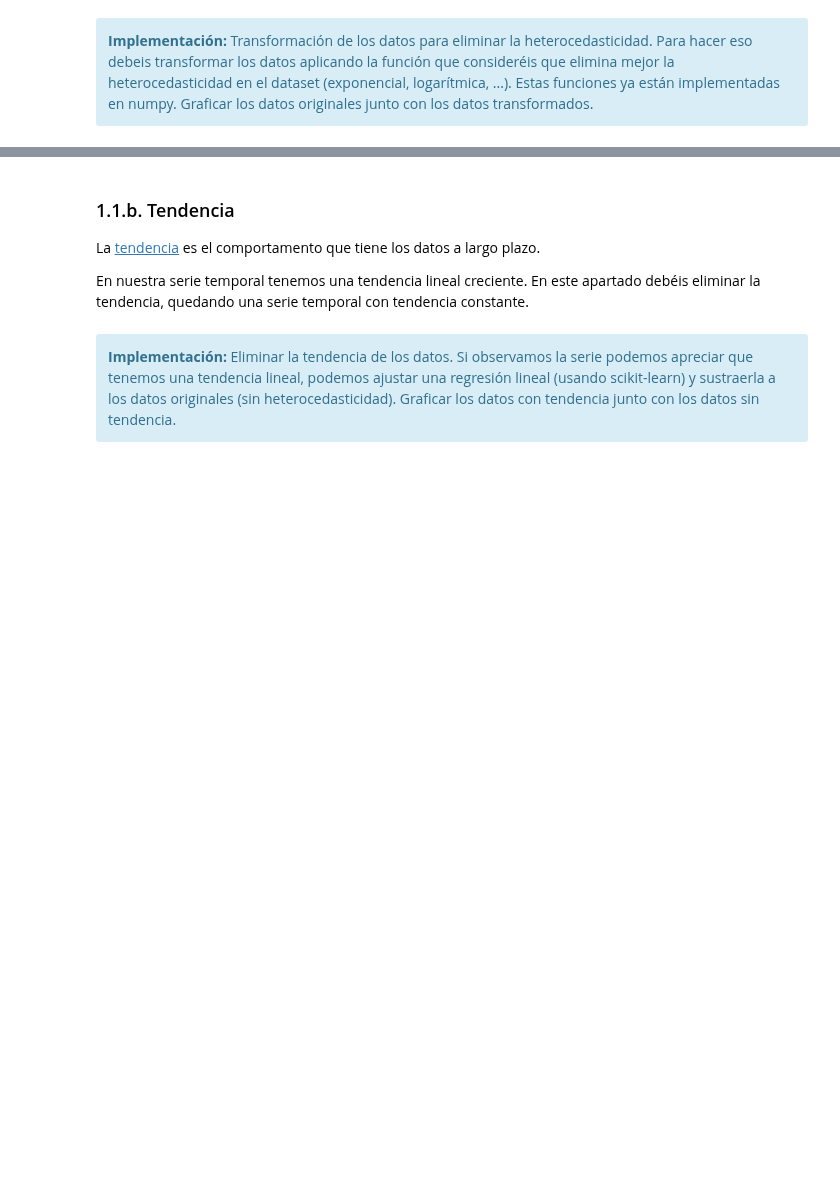
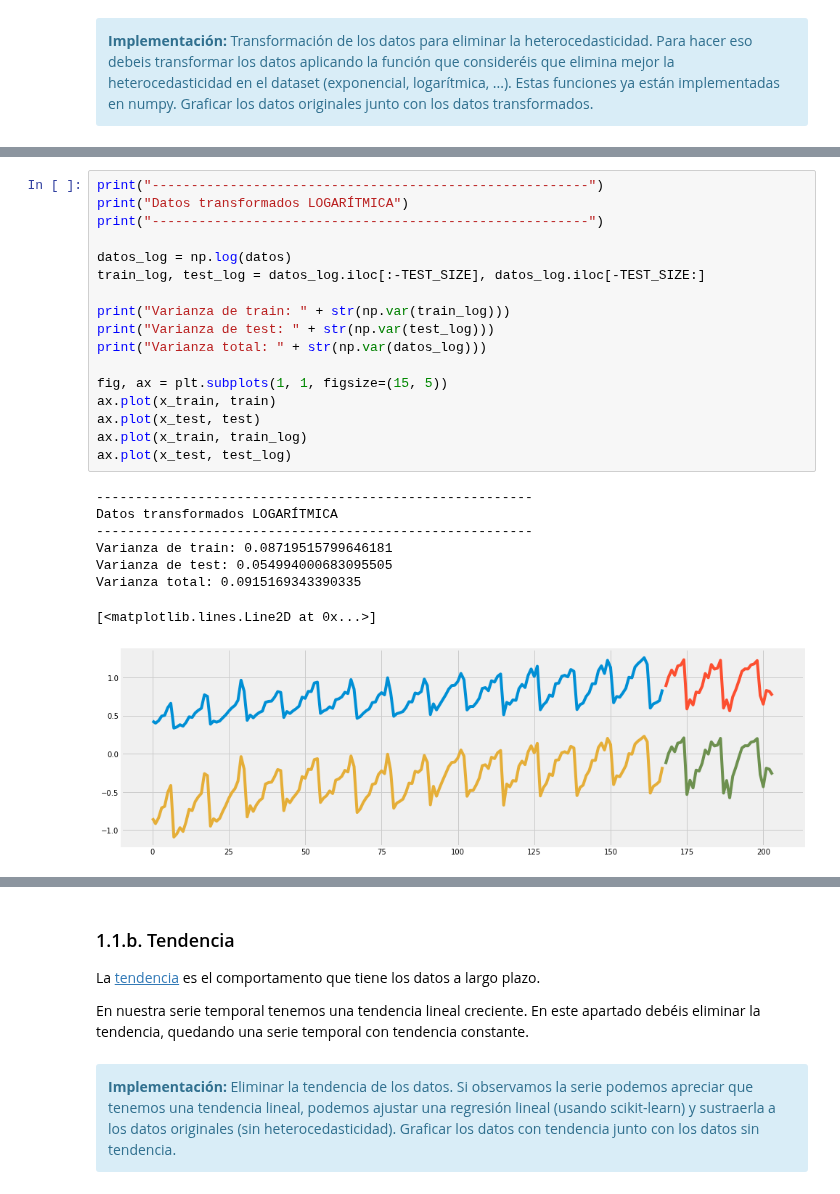
Before and after one commit to mariousm/Data-Science-Master, a Jupyter notebook: 2021-22/PrimerSemestre/Mineria/PEC4/UbiernaSanMamesMario_PEC4.ipynb, the cells around one changed output, grey strips where cells are left out. Cells and saved outputs as stored; diff of their text form; blank space fills up the shorter version.

```diff
--- a/2021-22/PrimerSemestre/Mineria/PEC4/UbiernaSanMamesMario_PEC4.ipynb
+++ b/2021-22/PrimerSemestre/Mineria/PEC4/UbiernaSanMamesMario_PEC4.ipynb
@@ -149,0 +228,26 @@ En nuestro caso, observamos que tenemos heterocedasticidad, ya que la amplitud d
+# %%
+print("--------------------------------------------------------")
+print("Datos transformados LOGARÍTMICA")
+print("--------------------------------------------------------")
+
+datos_log = np.log(datos)
+train_log, test_log = datos_log.iloc[:-TEST_SIZE], datos_log.iloc[-TEST_SIZE:]
+
+print("Varianza de train: " + str(np.var(train_log)))
+print("Varianza de test: " + str(np.var(test_log)))
+print("Varianza total: " + str(np.var(datos_log)))
+
+fig, ax = plt.subplots(1, 1, figsize=(15, 5))
+ax.plot(x_train, train)
+ax.plot(x_test, test)
+ax.plot(x_train, train_log)
+ax.plot(x_test, test_log)
+# %% [output]
+--------------------------------------------------------
+Datos transformados LOGARÍTMICA
+--------------------------------------------------------
+Varianza de train: 0.08719515799646181
+Varianza de test: 0.054994000683095505
+Varianza total: 0.0915169343390335
+[<matplotlib.lines.Line2D at 0x...>]
+[figure, added]
```
Also changed, not shown: parts of 10 cells of this notebook.
